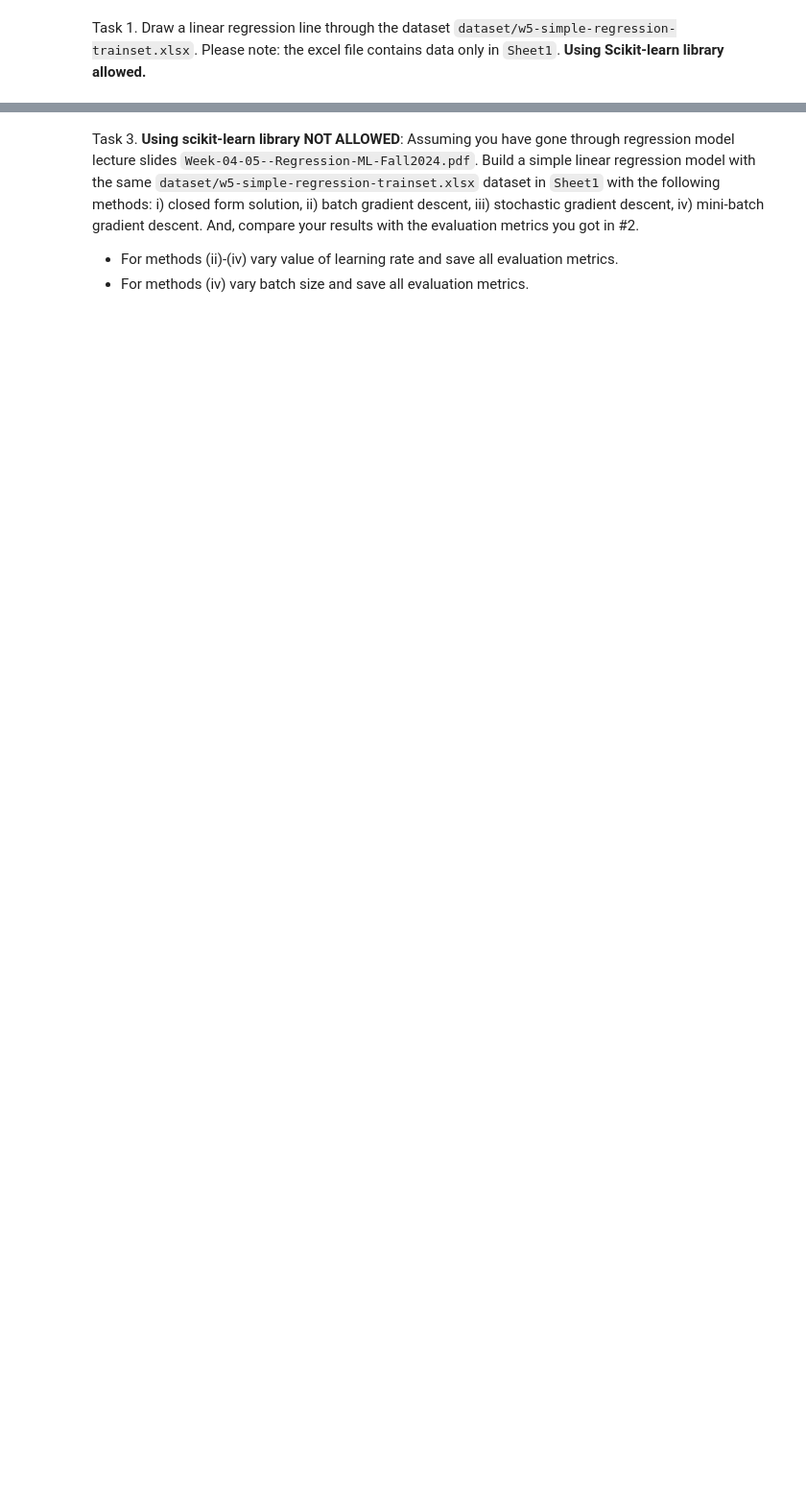
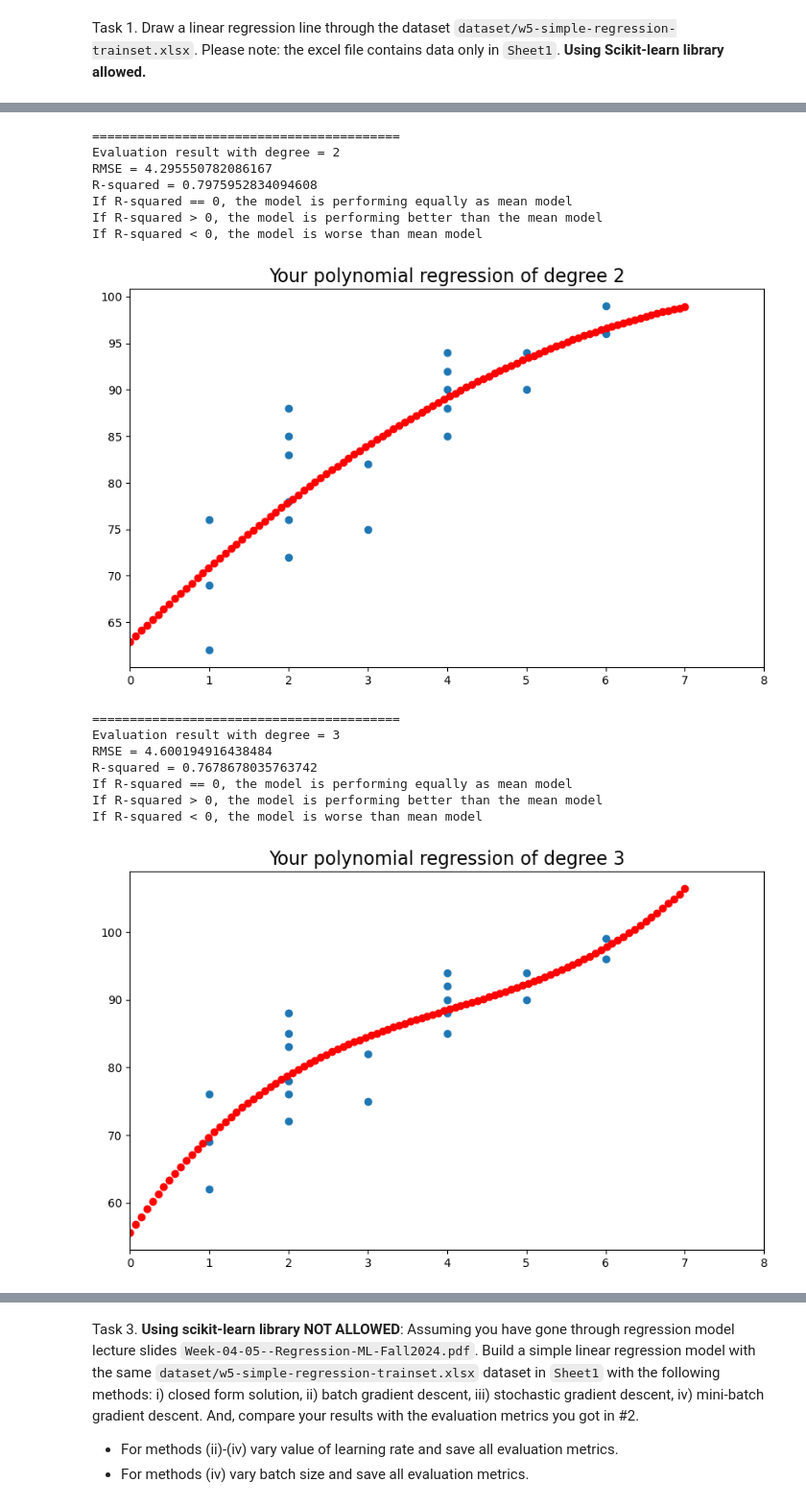
Before and after one commit to ashiskb/drb-fall24-ml, a Jupyter notebook: week-05/week-05-solution.ipynb, the cells around one changed output, grey strips where cells are left out. Shown at 96% size. Saved outputs shown, nothing was run; the diff lists cells and outputs as text; code cells hidden in the pictures; blank space fills up the shorter version.

```diff
--- a/week-05/week-05-solution.ipynb
+++ b/week-05/week-05-solution.ipynb
@@ -10,0 +205,26 @@ Task 2. Draw polynomial regression lines of degree 2, 3, 4, 5, 6, 7, 8, 9, 10, 2
+# %%
+x_train = train_df.iloc[:,0].values.reshape(-1,1)
+y_train = train_df.iloc[:,-1].values.reshape(-1,1)
+x_test = test_df.iloc[:,0].values.reshape(-1,1)
+y_test = test_df.iloc[:,-1].values.reshape(-1,1)
+# %%
+for degree in [2, 3, 4, 5, 6, 7, 8, 9, 10, 20, 50, 100]:
+    polynomial_regression(x_train,y_train,x_test,y_test, degree=degree)
+    #break
+# %% [output]
+=========================================
+Evaluation result with degree = 2
+RMSE = 4.295550782086167
+R-squared = 0.7975952834094608
+If R-squared == 0, the model is performing equally as mean model
+If R-squared > 0, the model is performing better than the mean model
+If R-squared < 0, the model is worse than mean model
+[figure, added]
+=========================================
+Evaluation result with degree = 3
+RMSE = 4.600194916438484
+R-squared = 0.7678678035763742
+If R-squared == 0, the model is performing equally as mean model
+If R-squared > 0, the model is performing better than the mean model
+If R-squared < 0, the model is worse than mean model
+[figure, added]
```
Also changed, not shown: parts of 64 cells of this notebook.
